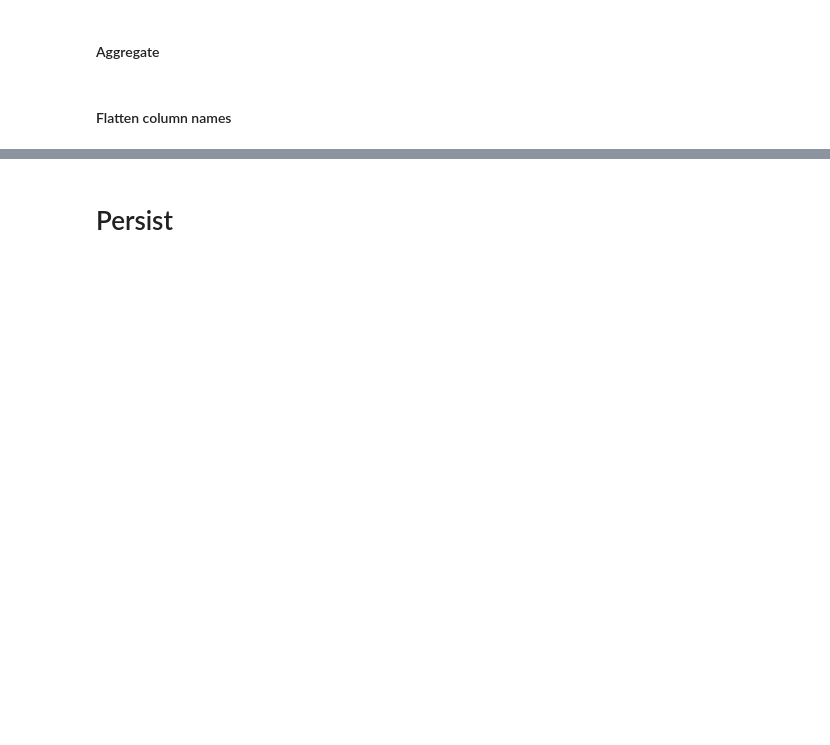
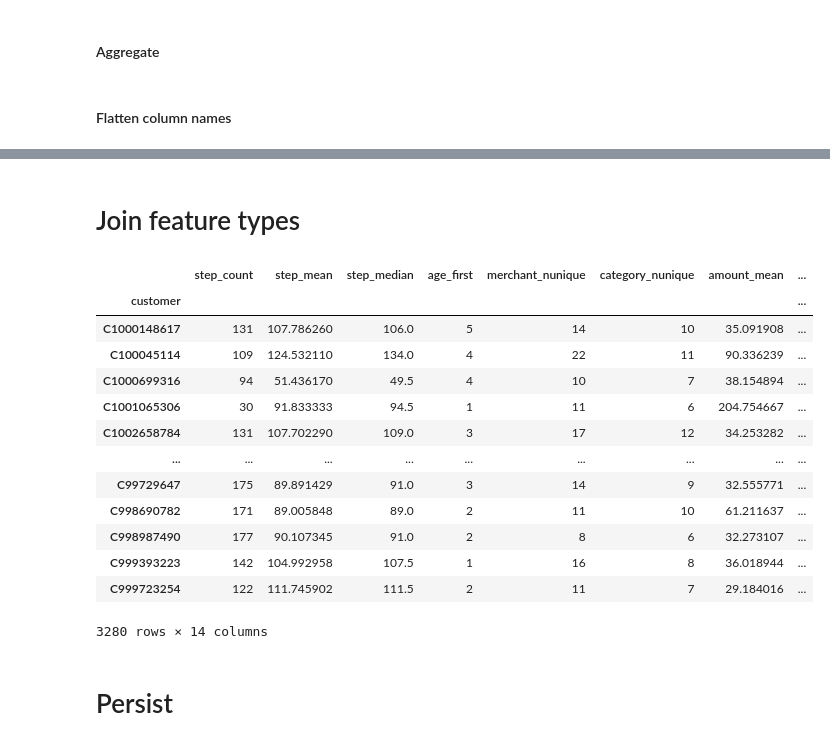
Before and after one commit to dvquy13/banksim, a Jupyter notebook: notebooks/02_preprocess.ipynb, the cells around one changed output, grey strips where cells are left out. Cells and saved outputs as stored; diff of their text form; code cells hidden in the pictures; blank space fills up the shorter version.

```diff
--- a/notebooks/02_preprocess.ipynb
+++ b/notebooks/02_preprocess.ipynb
@@ -97,0 +124,2 @@ test_agg_df.columns = test_agg_df.columns.map('_'.join).str.strip()
+# %% [markdown]
+# Join feature types
@@ -98,3 +130,20 @@ test_agg_df.columns = test_agg_df.columns.map('_'.join).str.strip()
+# %%
+train_agg_df
+# %% [output]
+|  | step_count | step_mean | step_median | age_first | merchant_nunique | category_nunique | amount_mean | ... |
+| customer |  |  |  |  |  |  |  | ... |
+| C1000148617 | 131 | 107.786260 | 106.0 | 5 | 14 | 10 | 35.091908 | ... |
+| C100045114 | 109 | 124.532110 | 134.0 | 4 | 22 | 11 | 90.336239 | ... |
+| C1000699316 | 94 | 51.436170 | 49.5 | 4 | 10 | 7 | 38.154894 | ... |
+| C1001065306 | 30 | 91.833333 | 94.5 | 1 | 11 | 6 | 204.754667 | ... |
+| C1002658784 | 131 | 107.702290 | 109.0 | 3 | 17 | 12 | 34.253282 | ... |
+| ... | ... | ... | ... | ... | ... | ... | ... | ... |
+| C99729647 | 175 | 89.891429 | 91.0 | 3 | 14 | 9 | 32.555771 | ... |
+| C998690782 | 171 | 89.005848 | 89.0 | 2 | 11 | 10 | 61.211637 | ... |
+| C998987490 | 177 | 90.107345 | 91.0 | 2 | 8 | 6 | 32.273107 | ... |
+| C999393223 | 142 | 104.992958 | 107.5 | 1 | 16 | 8 | 36.018944 | ... |
+| C999723254 | 122 | 111.745902 | 111.5 | 2 | 11 | 7 | 29.184016 | ... |
+3280 rows × 14 columns
 # %% [markdown]
 # Persist
 # %%
```
Also changed, not shown: parts of 19 cells of this notebook, 2 other files.
